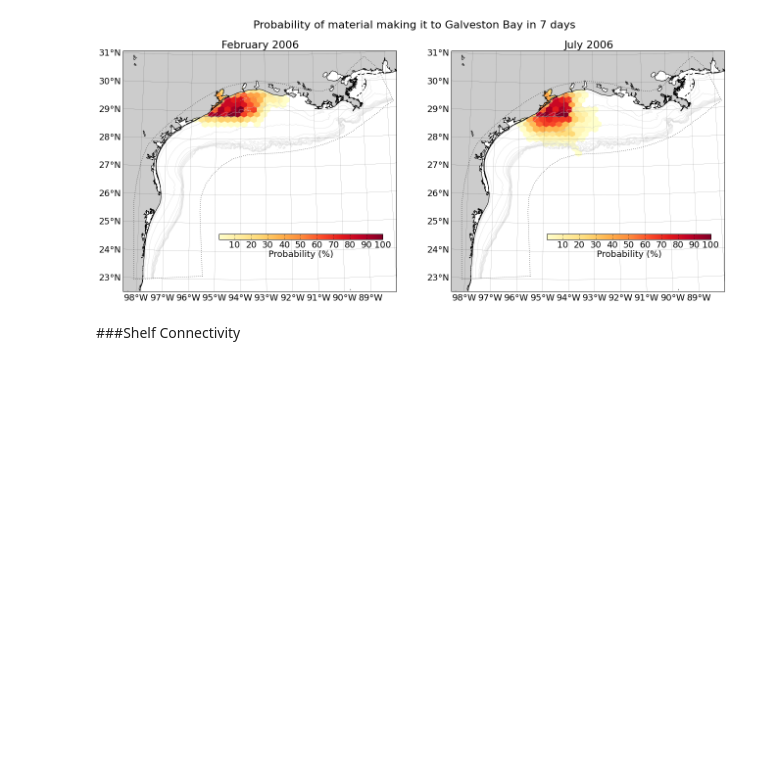
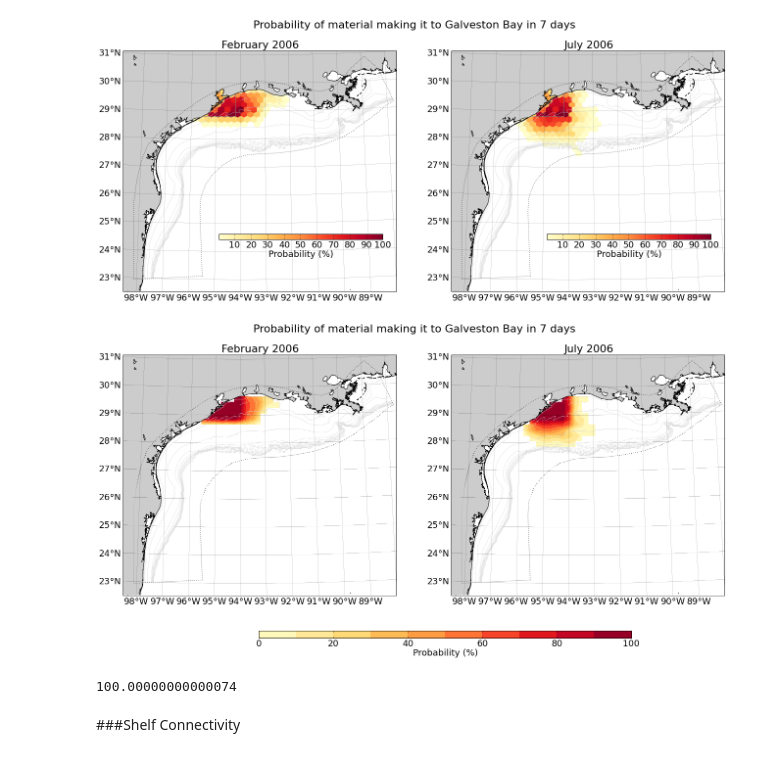
Before and after one commit to kthyng/gisr, a Jupyter notebook: all_f.ipynb, the cells around one changed output. Saved outputs shown, nothing was run; the diff lists cells and outputs as text; code cells hidden in the pictures; blank space fills up the shorter version.

Commit message:
now using contour for all_f histograms

```diff
--- a/all_f.ipynb
+++ b/all_f.ipynb
@@ -193,3 +217,48 @@ savefig('figures/all_f/N=1/galvestonhisthexbin.png', bbox_inches='tight')
+# %%
+matplotlib.rcParams.update({'font.size': 18})
+fig = figure(figsize=(22,10))
+
+ax = fig.add_subplot(1,2,1)
+tracpy.plotting.background(grid)
+HF, xeF, yeF = histogram2d(xF, yF, bins=(40,40), \
+                        range=[[grid['xr'].min(), grid['xr'].max()], \
+                                [grid['yr'].min(), grid['yr'].max()]], weights=weightsF*100)
+HF[HF==0] = np.nan
+HF[HF>100] = 100
+XE, YE = np.meshgrid(op.resize(xeF,0), op.resize(yeF,0))
+contourf(XE, YE, HF.T, cmap='YlOrRd', levels=np.linspace(0,100,11))
+title("February 2006")
+# pcolor(xeF, yeF, HF.T, cmap='YlOrRd')
+# colorbar()
+
+ax = fig.add_subplot(1,2,2)
+tracpy.plotting.background(grid)
+HJ, xeJ, yeJ = histogram2d(xJ, yJ, bins=(40,40), \
+                        range=[[grid['xr'].min(), grid['xr'].max()], \
+                                [grid['yr'].min(), grid['yr'].max()]], weights=weightsJ*100)
+HJ[HJ==0] = np.nan
+HJ[HJ>100] = 100
+XE, YE = np.meshgrid(op.resize(xeJ,0), op.resize(yeJ,0))
+contourf(XE, YE, HJ.T, cmap='YlOrRd', levels=np.linspace(0,100,11))
+title("July 2006")
+# pcolor(xeJ, yeJ, HJ.T, cmap='YlOrRd')
+# colorbar()
+
+# Horizontal colorbar below plot
+cax = fig.add_axes([0.3, 0.05, 0.48, 0.02]) #colorbar axes
+cb = colorbar(cax=cax,orientation='horizontal')
+cb.set_label('Probability (%)')
+
+fig.suptitle('Probability of material making it to Galveston Bay in 7 days', fontsize=22, y=.94)
+savefig('figures/all_f/N=1/galvestonhistcontour.png', bbox_inches='tight')
+# tracpy.plotting.hist(lonF, latF, 'test', which='pcolor', weights=H, C=1, tind='other', fig=fig, bins=(40,40))
+#hist2d(xF, yF, bins=40);
+# %% [output]
+[figure, added]
+# %%
+nanmax(HJ)
+# %% [output]
+100.00000000000074
 # %%
 # Check drifter tracks to see if they enter path and if they do, where they originated
 outer_source = [] # list for original drifter locations that make it to Galveston Bay
```
Also changed, not shown: parts of 6 cells of this notebook.
